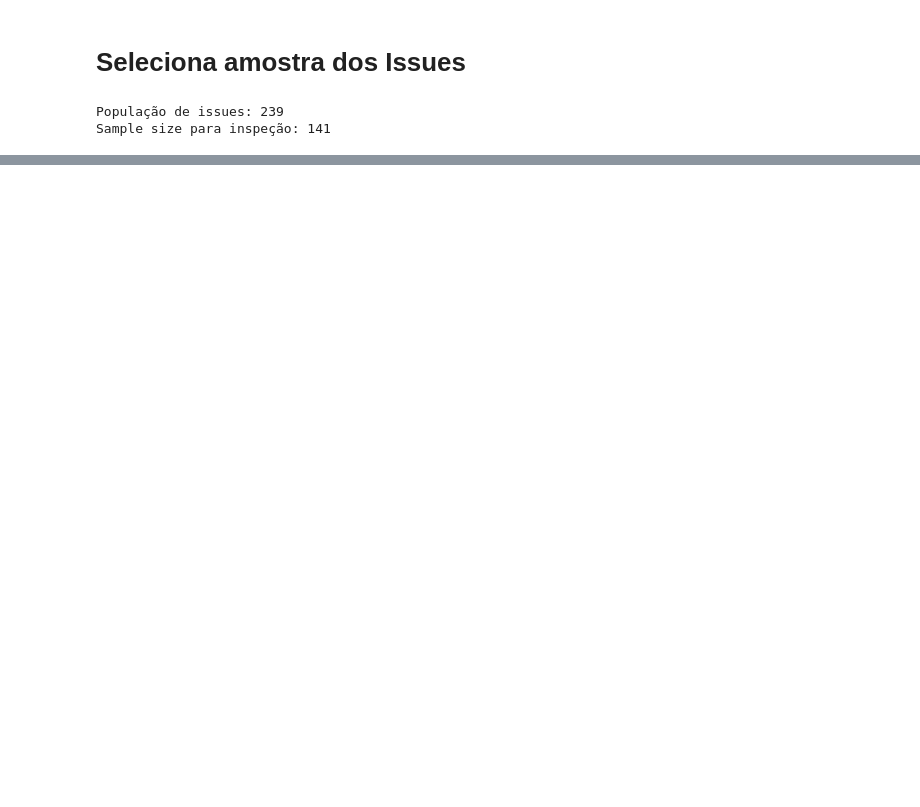
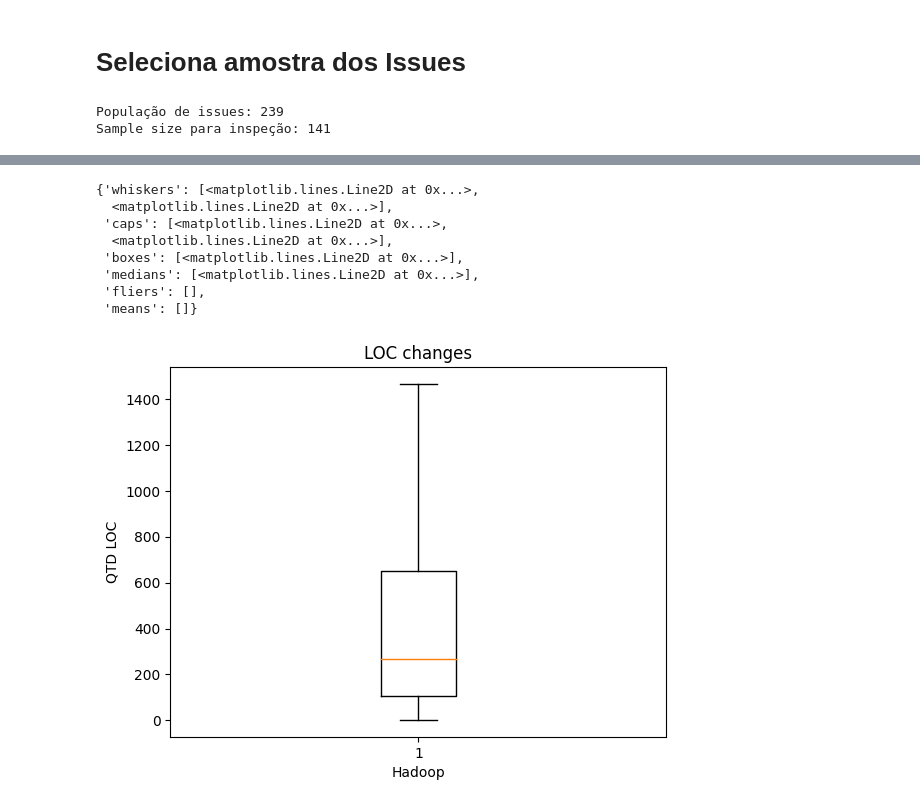
Before and after one commit to armandossrecife/my_validation3, a Jupyter notebook: my_analysis_hadoop.ipynb, the cells around one changed output, grey strips where cells are left out. Drawn from its saved outputs; the diff is of its cells as text; code cells hidden in the pictures; blank space fills up the shorter version.

```diff
--- a/my_analysis_hadoop.ipynb
+++ b/my_analysis_hadoop.ipynb
@@ -61,9 +62,11 @@ os.environ['MY_REPOSITORY'] = url_to_repository
 JIRA_SERVER = 'https://issues.apache.org/jira'
 ISSUE_TRACKER_PROJECT = 'HADOOP'
 
+path_to_repository = 'hadoop'
+
 # Credentials
-os.environ['USERNAME'] = ''
-os.environ['PASSWORD'] = ''
+os.environ['USERNAME'] = 'armandossrecife'
+os.environ['PASSWORD'] = 'sky1979#ce'
 username = os.environ.get('USERNAME')
 password = os.environ.get('PASSWORD')
 
@@ -841,0 +1259,2 @@ Foram criados 239 arquivos para inspeção
+# %%
+my_satd_commit_analyzer = SATDCommitAnalyzer(path_to_repository)
@@ -841,0 +1273,2 @@ Foram criados 239 arquivos para inspeção
+# %%
+dict_commit_diffs_satd = my_satd_commit_analyzer.analyze_commit_diffs_for_satd(start_date, end_date, final_satd_keywords)
@@ -841,0 +1279,2 @@ Foram criados 239 arquivos para inspeção
+# %%
+df_commit_diffs_satd = create_df_commits_diffs_satd(dict_commit_diffs_satd)
@@ -841,0 +1299,16 @@ Foram criados 239 arquivos para inspeção
+# %%
+fig1, ax1 = pyplot.subplots()
+ax1.set_title('LOC changes')
+ax1.set_xlabel('Hadoop')
+ax1.set_ylabel('QTD LOC')
+ax1.boxplot(x=df_commit_diffs_satd.lines, showfliers=False)
+# %% [output]
+{'whiskers': [<matplotlib.lines.Line2D at 0x...>,
+  <matplotlib.lines.Line2D at 0x...>],
+ 'caps': [<matplotlib.lines.Line2D at 0x...>,
+  <matplotlib.lines.Line2D at 0x...>],
+ 'boxes': [<matplotlib.lines.Line2D at 0x...>],
+ 'medians': [<matplotlib.lines.Line2D at 0x...>],
+ 'fliers': [],
+ 'means': []}
+[figure, added]
```
Also changed, not shown: parts of 92 cells of this notebook.
